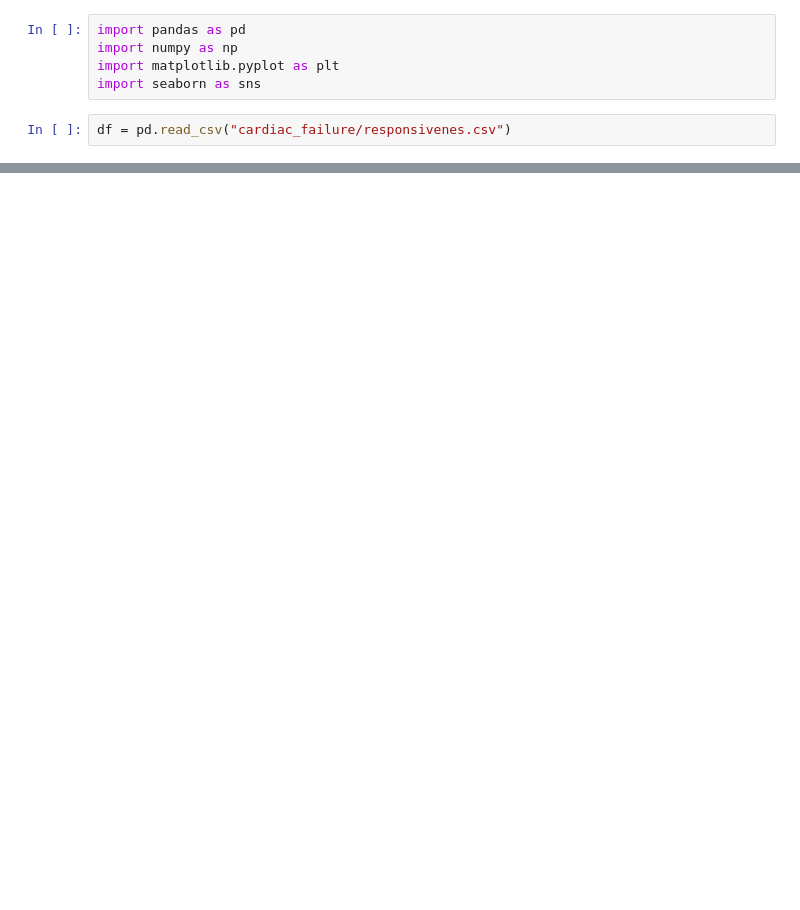
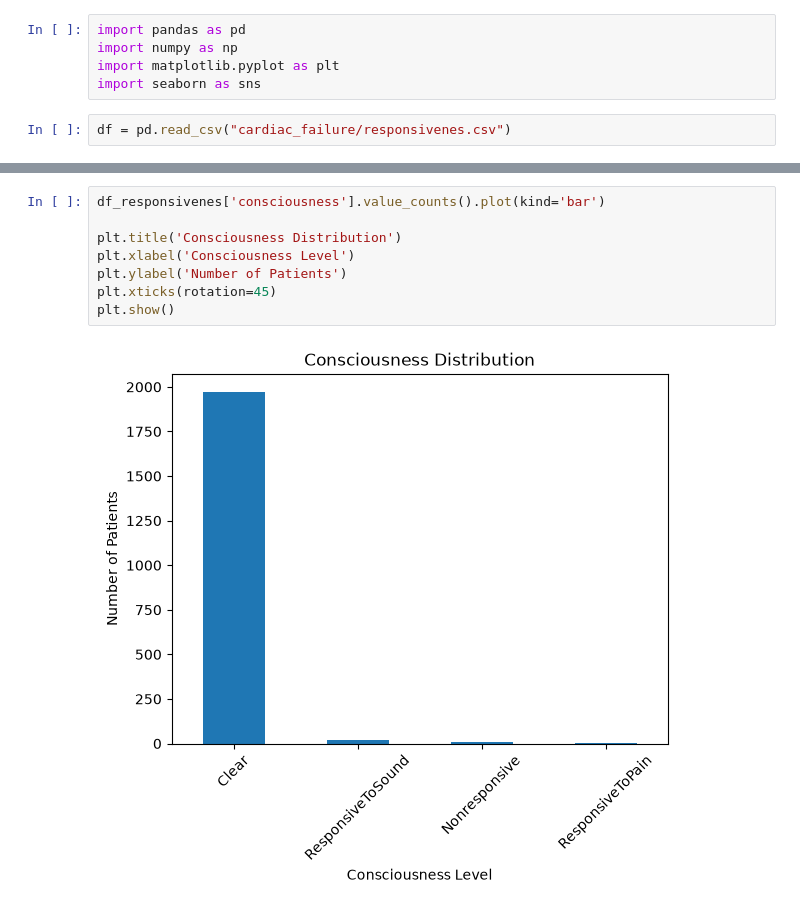
Before and after one commit to mishrasudha1984-png/Team4_The_Zen_OF_Five_PythonHackathon_Sep2026, a Jupyter notebook: Team4_The_Zen_OF_Five_01.datacleaning.ipynb, the cells around one changed output, grey strips where cells are left out. Cells and saved outputs as stored; diff of their text form; blank space fills up the shorter version.

```diff
--- a/Team4_The_Zen_OF_Five_01.datacleaning.ipynb
+++ b/Team4_The_Zen_OF_Five_01.datacleaning.ipynb
@@ -138,0 +951,10 @@ Name: count, dtype: int64
+# %%
+df_responsivenes['consciousness'].value_counts().plot(kind='bar')
+
+plt.title('Consciousness Distribution')
+plt.xlabel('Consciousness Level')
+plt.ylabel('Number of Patients')
+plt.xticks(rotation=45)
+plt.show()
+# %% [output]
+[figure, added]
```
Also changed, not shown: parts of 145 cells of this notebook.
